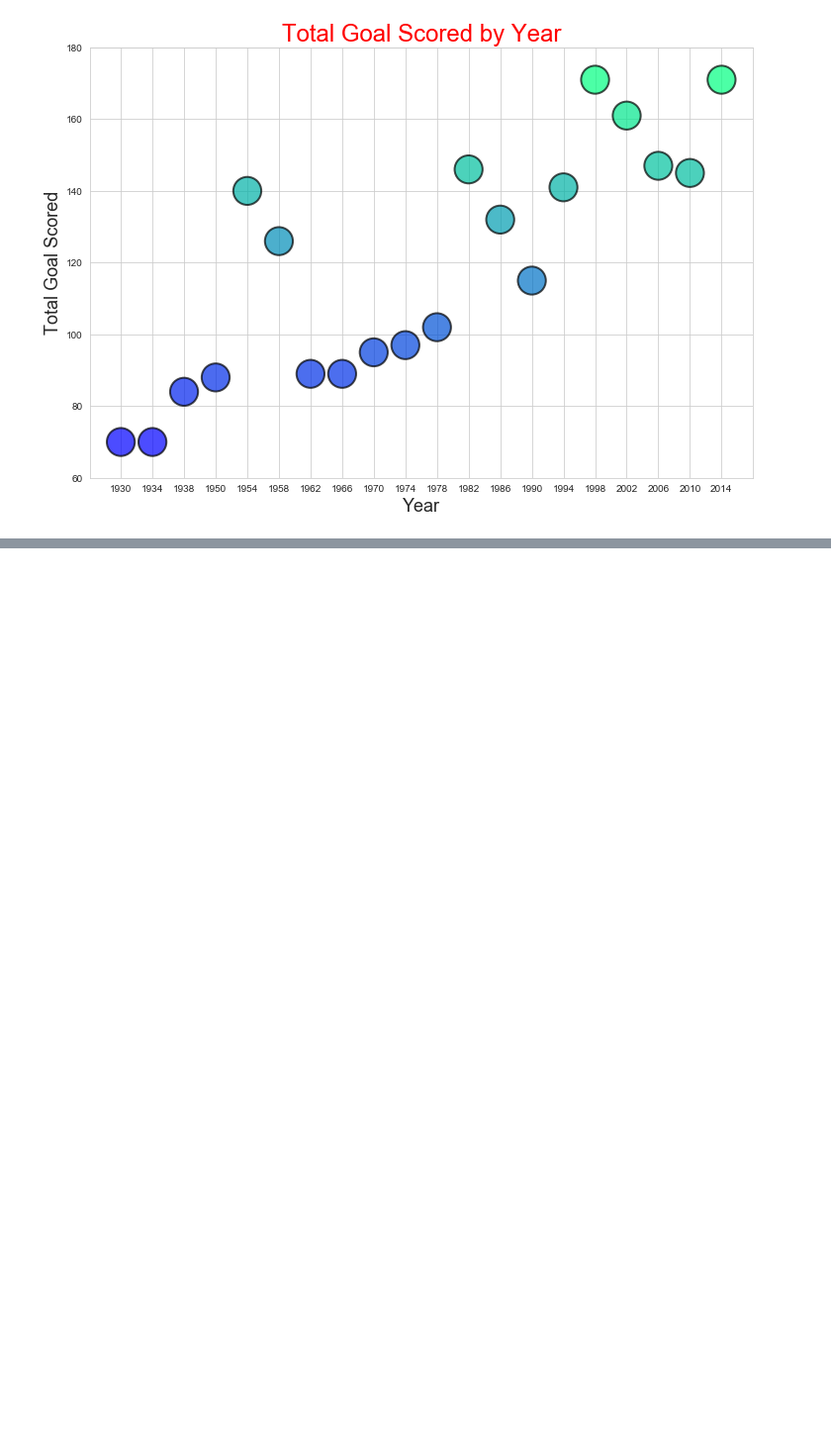
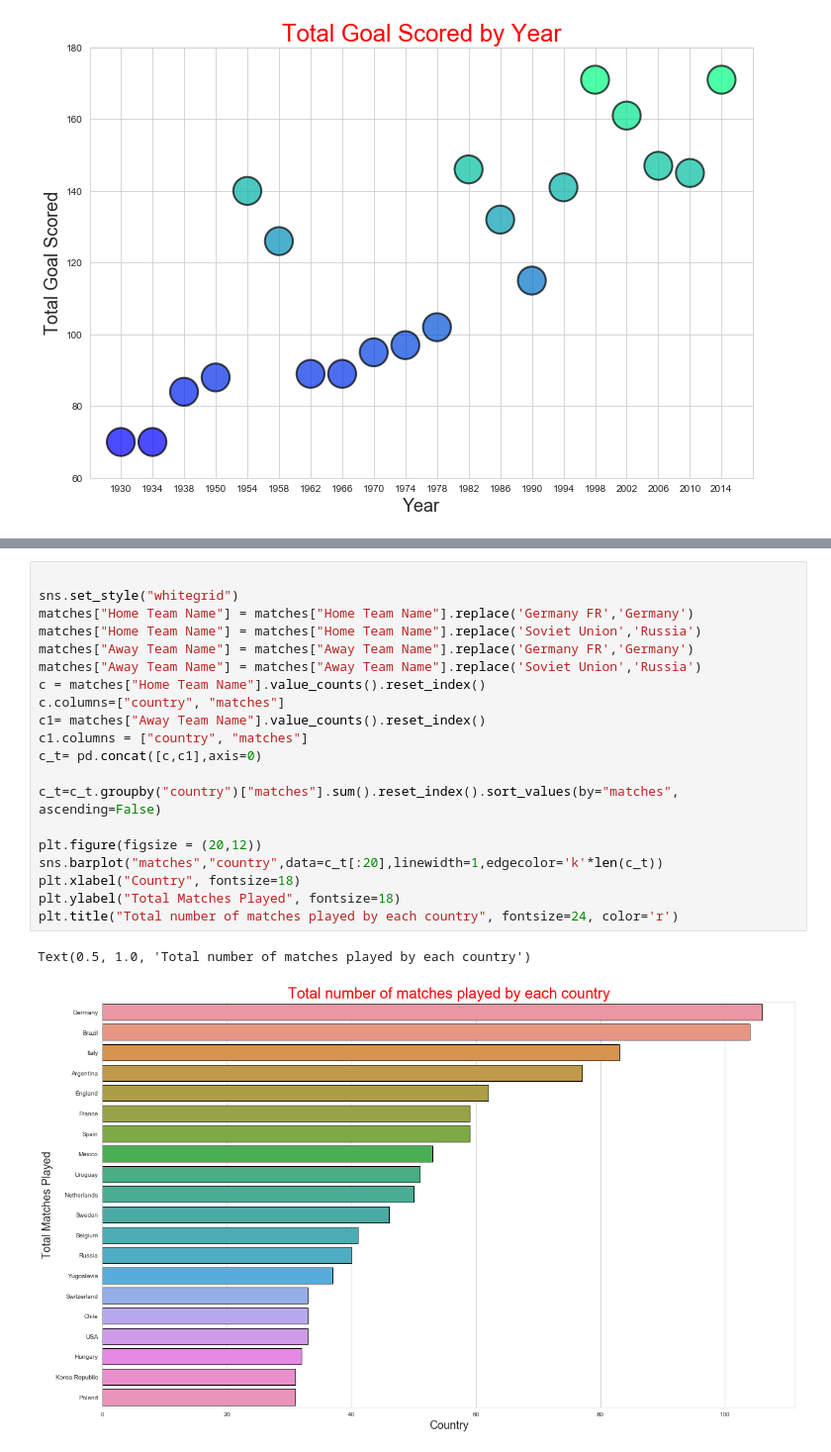
Before and after one commit to saurabh906/Fifa-Project, a Jupyter notebook: Fifa Project Notebook.ipynb, the cells around one changed output, grey strips where cells are left out. Shown at 99% size. Saved outputs shown, nothing was run; the diff lists cells and outputs as text; blank space fills up the shorter version.

```diff
--- a/Fifa Project Notebook.ipynb
+++ b/Fifa Project Notebook.ipynb
@@ -85,0 +145,23 @@ for i,j in enumerate(" stadium: "+h_att["Stadium"] + ", Date: " + h_att["Datetim
+# %%
+
+sns.set_style("whitegrid")
+matches["Home Team Name"] = matches["Home Team Name"].replace('Germany FR','Germany')
+matches["Home Team Name"] = matches["Home Team Name"].replace('Soviet Union','Russia')
+matches["Away Team Name"] = matches["Away Team Name"].replace('Germany FR','Germany')
+matches["Away Team Name"] = matches["Away Team Name"].replace('Soviet Union','Russia')
+c = matches["Home Team Name"].value_counts().reset_index()
+c.columns=["country", "matches"]
+c1= matches["Away Team Name"].value_counts().reset_index()
+c1.columns = ["country", "matches"]
+c_t= pd.concat([c,c1],axis=0)
+
+c_t=c_t.groupby("country")["matches"].sum().reset_index().sort_values(by="matches", ascending=False)
+
+plt.figure(figsize = (20,12))
+sns.barplot("matches","country",data=c_t[:20],linewidth=1,edgecolor='k'*len(c_t))
+plt.xlabel("Country", fontsize=18)
+plt.ylabel("Total Matches Played", fontsize=18)
+plt.title("Total number of matches played by each country", fontsize=24, color='r')
+# %% [output]
+Text(0.5, 1.0, 'Total number of matches played by each country')
+[figure, added]
```
Also changed, not shown: parts of 4 cells of this notebook.
